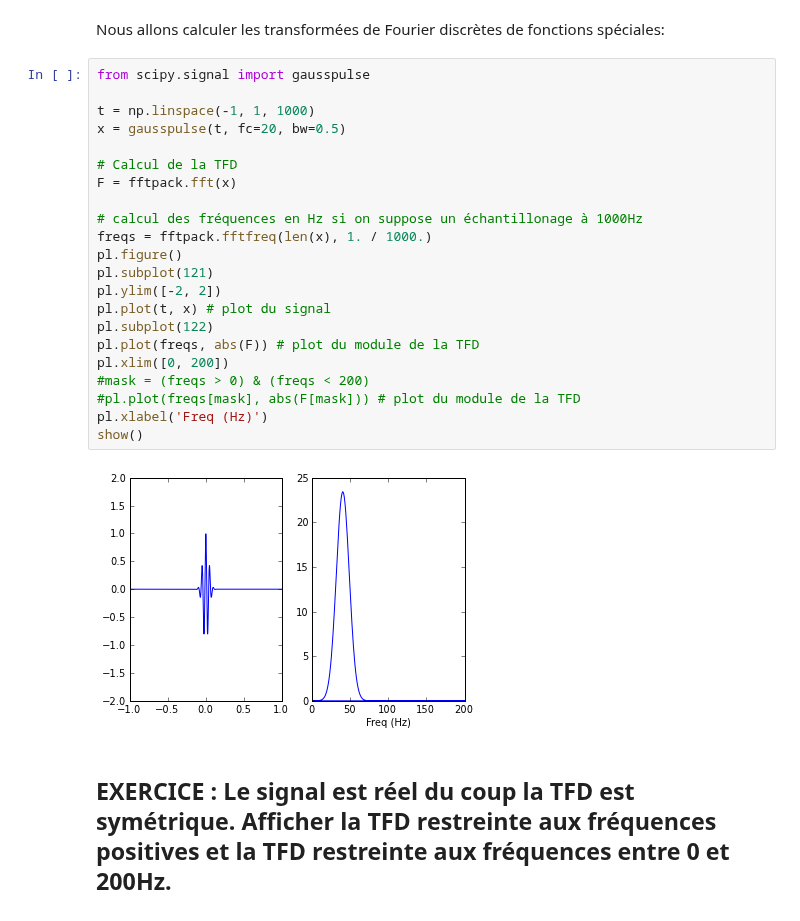
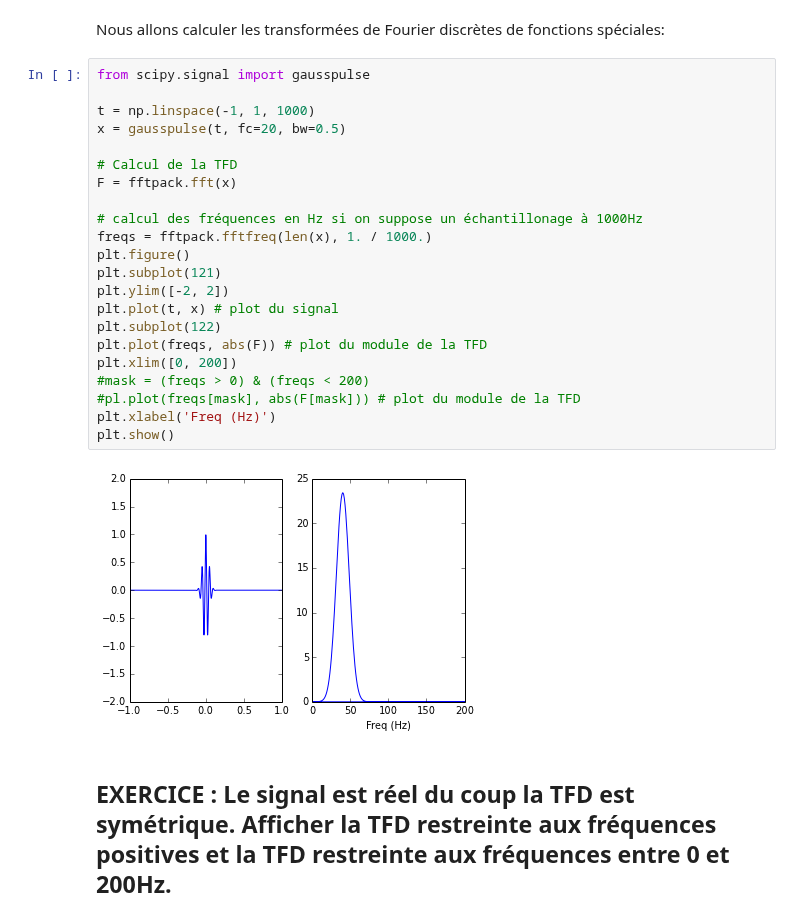
Before and after one commit to agramfort/liesse_telecom_paristech_python, a Jupyter notebook: 3-Scipy.ipynb, the cells around one changed output. Drawn from its saved outputs; the diff is of its cells as text.

```diff
--- a/3-Scipy.ipynb
+++ b/3-Scipy.ipynb
@@ -234,27 +237,27 @@ Nous allons calculer les transformées de Fourier discrètes de fonctions spéci
 # %%
 from scipy.signal import gausspulse
 
 t = np.linspace(-1, 1, 1000)
 x = gausspulse(t, fc=20, bw=0.5)
 
 # Calcul de la TFD
 F = fftpack.fft(x)
 
 # calcul des fréquences en Hz si on suppose un échantillonage à 1000Hz
 freqs = fftpack.fftfreq(len(x), 1. / 1000.)
-pl.figure()
-pl.subplot(121)
-pl.ylim([-2, 2])
-pl.plot(t, x) # plot du signal
-pl.subplot(122)
-pl.plot(freqs, abs(F)) # plot du module de la TFD
-pl.xlim([0, 200])
+plt.figure()
+plt.subplot(121)
+plt.ylim([-2, 2])
+plt.plot(t, x) # plot du signal
+plt.subplot(122)
+plt.plot(freqs, abs(F)) # plot du module de la TFD
+plt.xlim([0, 200])
 #mask = (freqs > 0) & (freqs < 200)
 #pl.plot(freqs[mask], abs(F[mask])) # plot du module de la TFD
-pl.xlabel('Freq (Hz)')
-show()
+plt.xlabel('Freq (Hz)')
+plt.show()
 # %% [output]
-[figure, old version]
+[figure, new version]
 # %% [markdown]
 ## EXERCICE : Le signal est réel du coup la TFD est symétrique. Afficher la TFD restreinte aux fréquences positives et la TFD restreinte aux fréquences entre 0 et 200Hz.
 # %% [markdown]
```
Also changed, not shown: parts of 42 cells of this notebook, 4 other files.
